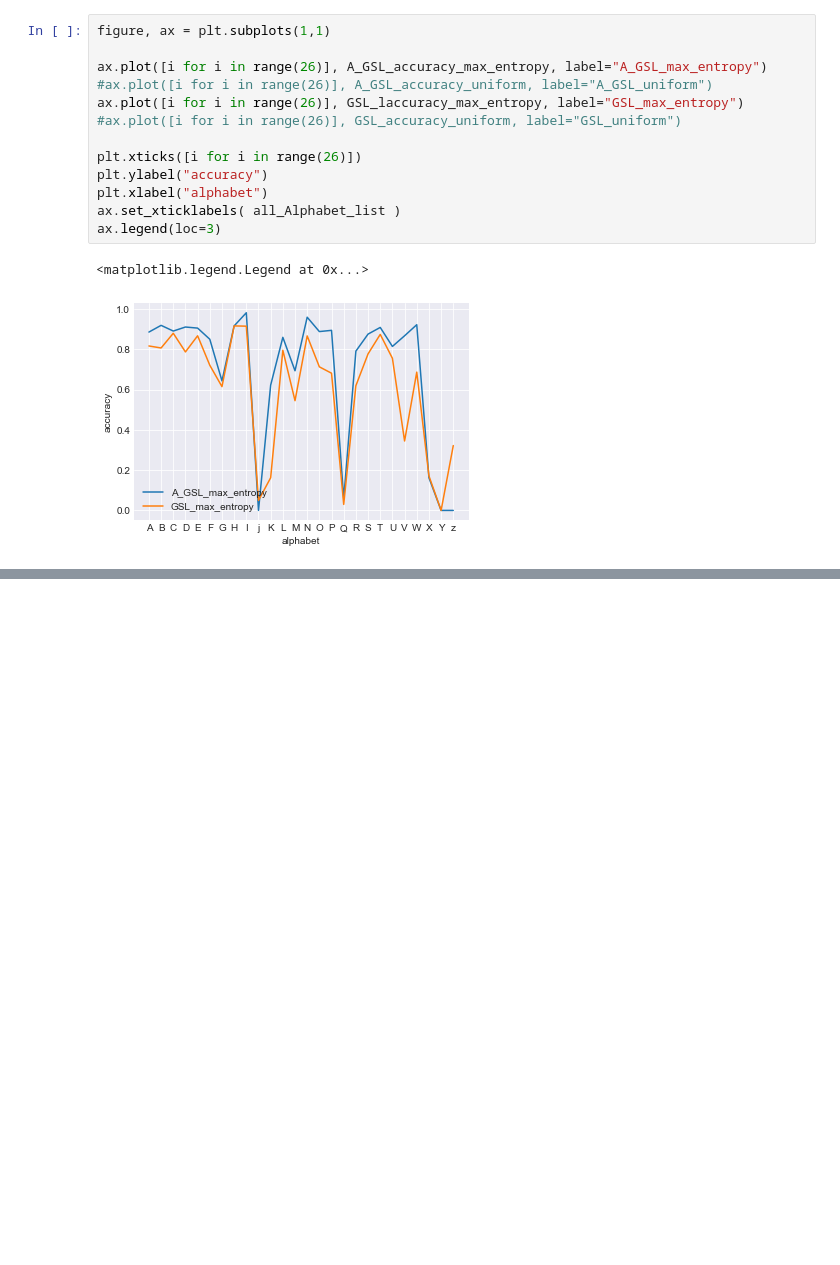
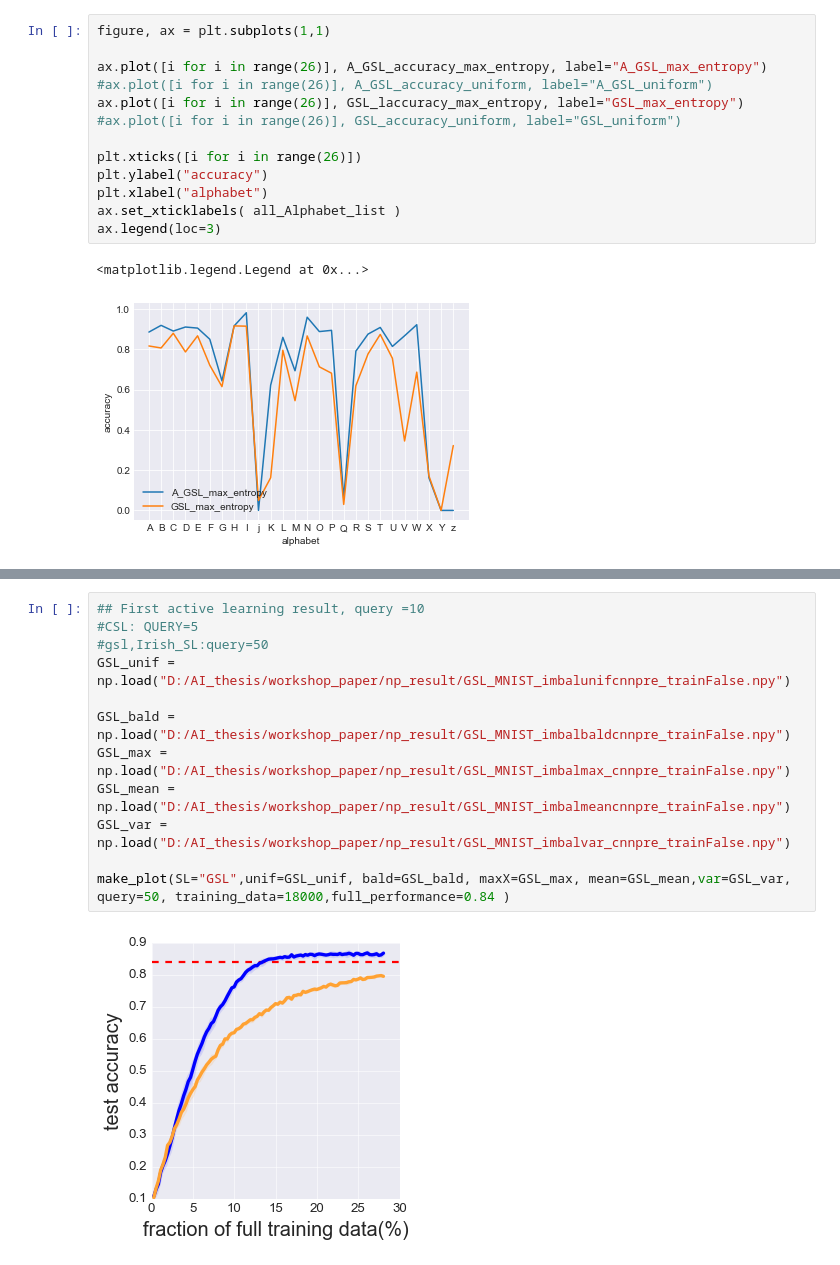
Before and after one commit to ShuaiWang97/AI_Sign_language, a Jupyter notebook: active_learning/DBALwithImgData-main/visualize.ipynb, the cells around one changed output, grey strips where cells are left out. Cells and saved outputs as stored; diff of their text form; blank space fills up the shorter version.

```diff
--- a/active_learning/DBALwithImgData-main/visualize.ipynb
+++ b/active_learning/DBALwithImgData-main/visualize.ipynb
@@ -369,0 +511,14 @@ ax.legend(loc=3)
+# %%
+## First active learning result, query =10
+#CSL: QUERY=5
+#gsl,Irish_SL:query=50
+GSL_unif = np.load("D:/AI_thesis/workshop_paper/np_result/GSL_MNIST_imbalunifcnnpre_trainFalse.npy")
+
+GSL_bald = np.load("D:/AI_thesis/workshop_paper/np_result/GSL_MNIST_imbalbaldcnnpre_trainFalse.npy")
+GSL_max = np.load("D:/AI_thesis/workshop_paper/np_result/GSL_MNIST_imbalmax_cnnpre_trainFalse.npy")
+GSL_mean = np.load("D:/AI_thesis/workshop_paper/np_result/GSL_MNIST_imbalmeancnnpre_trainFalse.npy")
+GSL_var = np.load("D:/AI_thesis/workshop_paper/np_result/GSL_MNIST_imbalvar_cnnpre_trainFalse.npy")
+
+make_plot(SL="GSL",unif=GSL_unif, bald=GSL_bald, maxX=GSL_max, mean=GSL_mean,var=GSL_var, query=50, training_data=18000,full_performance=0.84 )
+# %% [output]
+[figure, added]
```
Also changed, not shown: parts of 31 cells of this notebook, 4 other files.
